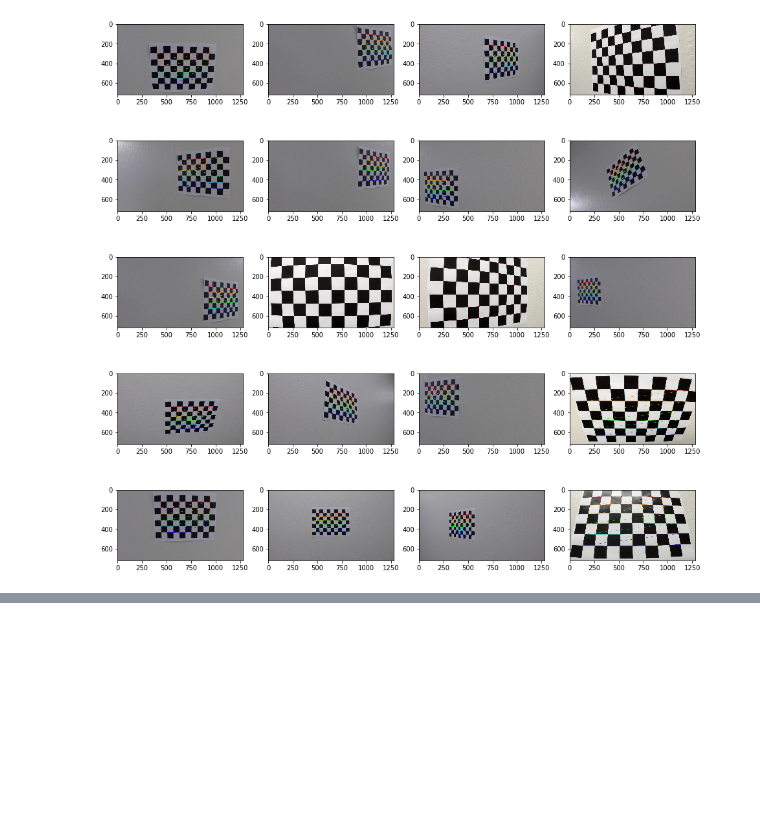
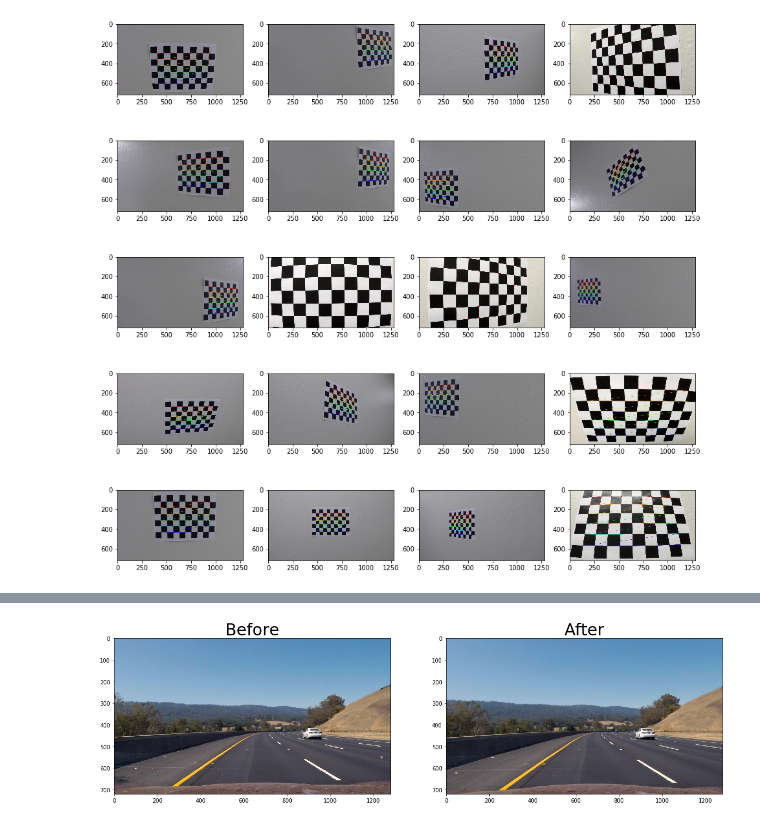
Before and after one commit to Natatisha/CarND-Advanced-Lane-Lines, a Jupyter notebook: Pipeline.ipynb, the cells around one changed output, grey strips where cells are left out. Cells and saved outputs as stored; diff of their text form; code cells hidden in the pictures; blank space fills up the shorter version.

```diff
--- a/Pipeline.ipynb
+++ b/Pipeline.ipynb
@@ -46,0 +52,16 @@ ret, mtx, dist, rvecs, tvecs = cam.calibrate_camera(obj_points, img_points, cb_i
+# %%
+#now let's do the same with the road image
+#calibrate and save results
+img_test = mpimg.imread('test_images/test3.jpg')
+img_size = (img_test.shape[1], img_test.shape[0])
+
+ret, mtx, dist, rvecs, tvecs = cam.calibrate_camera(obj_points, img_points, img_size)
+# %%
+#load results and undistort a test image
+mtx, dist = cam.load_calibration_results()
+img_test_undist = cam.undistort(img_test, mtx, dist)
+
+#display results
+vs.compare_two_img(img_test, img_test_undist)
+# %% [output]
+[figure, added]
```
Also changed, not shown: parts of 5 cells of this notebook, 3 other files.
